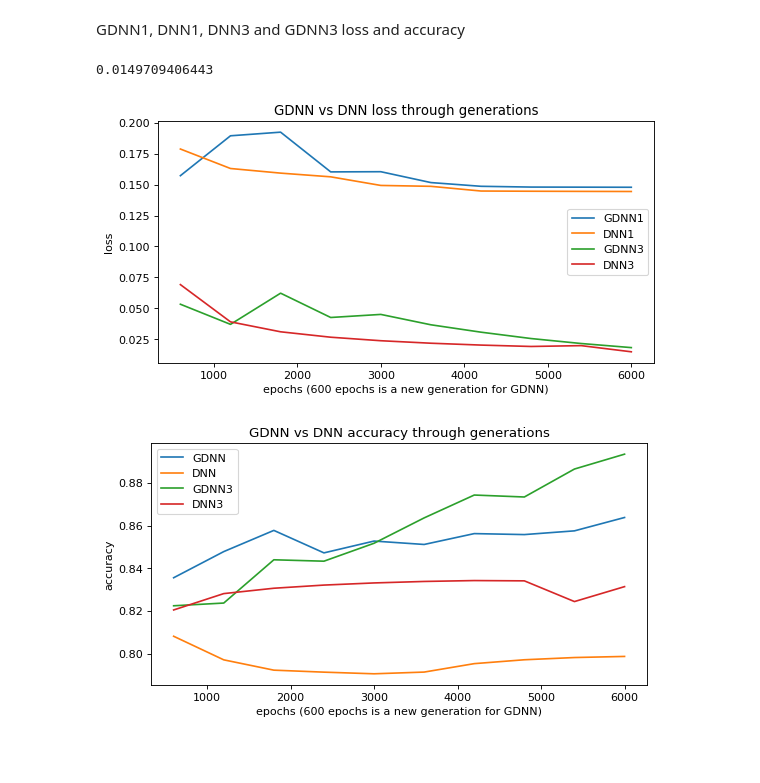
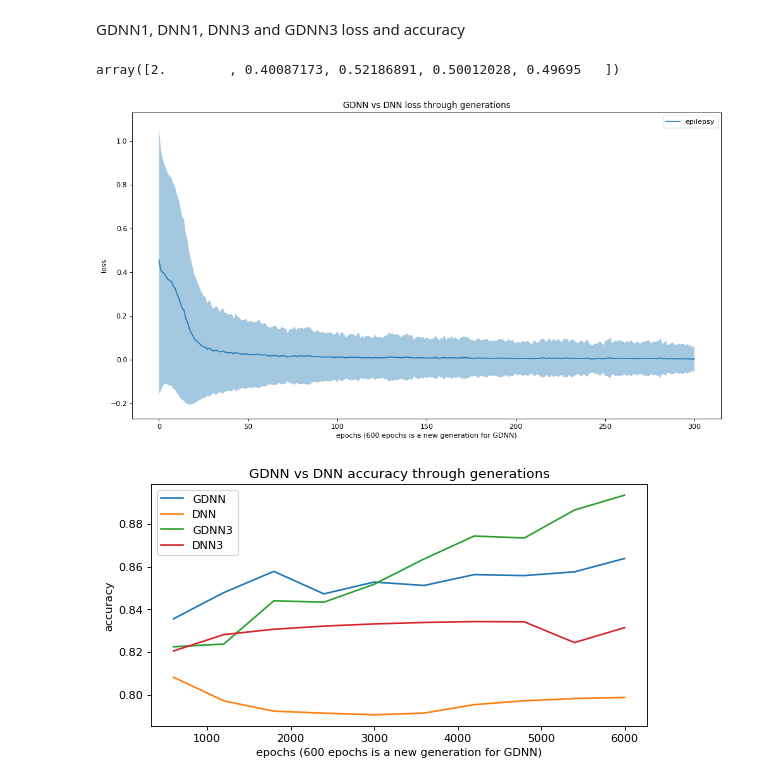
Before and after one commit to gmaggiotti/brain-disorders-prediction, a Jupyter notebook: src/results.ipynb, the cells around one changed output. Saved outputs shown, nothing was run; the diff lists cells and outputs as text; code cells hidden in the pictures; blank space fills up the shorter version.

```diff
--- a/src/results.ipynb
+++ b/src/results.ipynb
@@ -9,33 +9,37 @@ import math
 
 path = os.getcwd()
 path
-gdnn1 = np.loadtxt(path + "/../results/GDNN1.csv", delimiter=",")
-dnn1 = np.loadtxt(path + "/../results/DNN1.csv", delimiter=",")
-gdnn3 = np.loadtxt(path + "/../results/GDNN3.csv", delimiter=",")
-dnn3 = np.loadtxt(path + "/../results/DNN3.csv", delimiter=",")
+epiNN5 = np.loadtxt(path + "/../results/epilepsy-5NN.out", delimiter=",")
 
-dnn3[9,1]
+# dnn1 = np.loadtxt(path + "/../results/DNN1.csv", delimiter=",")
+# gdnn3 = np.loadtxt(path + "/../results/GDNN3.csv", delimiter=",")
+# dnn3 = np.loadtxt(path + "/../results/DNN3.csv", delimiter=",")
+
+epiNN5[2,:]
 # %% [output]
-0.0149709406443
+array([2.        , 0.40087173, 0.52186891, 0.50012028, 0.49695   ])
 # %%
 from matplotlib.pyplot import figure
 import matplotlib.pyplot as plt
 %matplotlib inline
 
-figure(num=None, figsize=(8, 4), dpi=80, facecolor='w', edgecolor='k')
+figure(num=None, figsize=(15, 8), dpi=80, facecolor='w', edgecolor='k')
 
-plt.plot(gdnn1[:,0],gdnn1[:,1], label="GDNN1")
-plt.plot(dnn1[:,0],dnn1[:,1], label="DNN1")
-plt.plot(gdnn3[:,0],gdnn3[:,1], label="GDNN3")
-plt.plot(dnn3[:,0],dnn3[:,1], label="DNN3")
+plt.plot(epiNN5[:,0],epiNN5[:,1], label="epilepsy")
+plt.fill_between(epiNN5[:,0], epiNN5[:,1]+epiNN5[:,2],  epiNN5[:,1]-epiNN5[:,2], alpha=0.4)
+
+
+# plt.plot(dnn1[:,0],dnn1[:,1], label="DNN1")
+# plt.plot(gdnn3[:,0],gdnn3[:,1], label="GDNN3")
+# plt.plot(dnn3[:,0],dnn3[:,1], label="DNN3")
 
 plt.title('GDNN vs DNN loss through generations')
 plt.xlabel('epochs (600 epochs is a new generation for GDNN)')
 plt.ylabel('loss');
 plt.legend()
 plt.show()
 # %% [output]
-[figure, old version]
+[figure, new version]
 # %%
 from matplotlib.pyplot import figure
 import matplotlib.pyplot as plt
```
Also changed, not shown: 9 other files.
